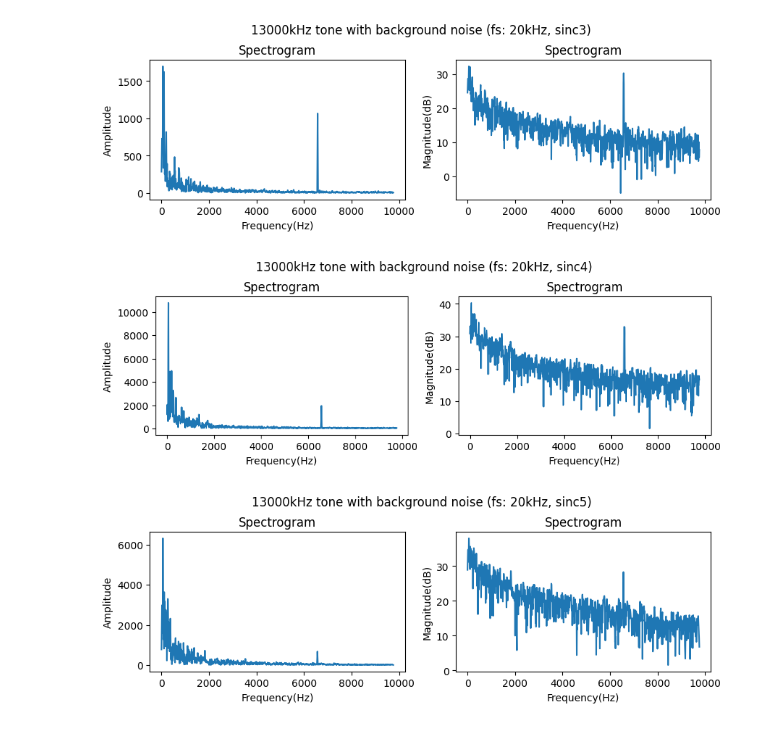
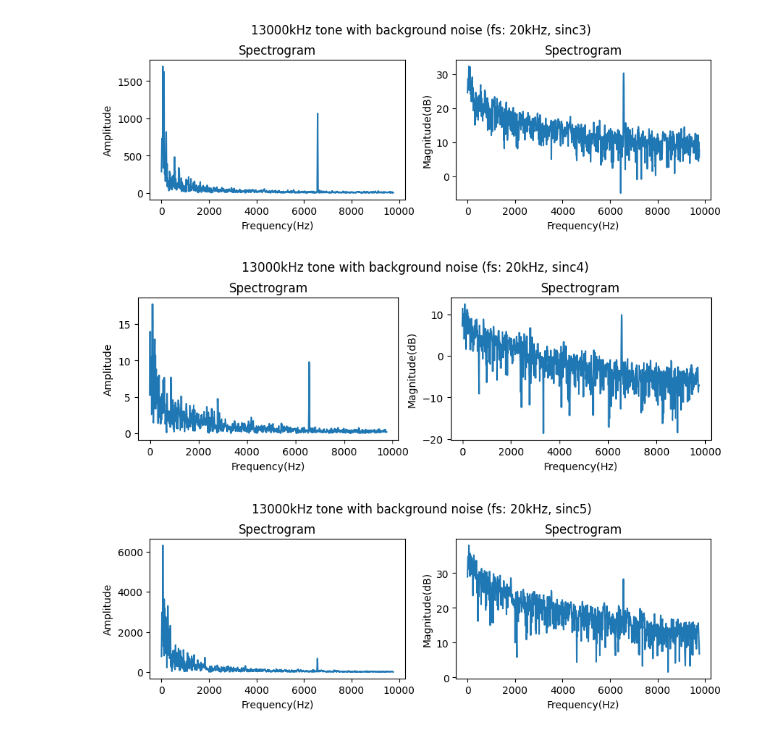
Before and after one commit to araobp/data-science, a Jupyter notebook: STM32/data/MEMSMIC.ipynb, the cells around one changed output. Saved outputs shown, nothing was run; the diff lists cells and outputs as text; code cells hidden in the pictures.

```diff
--- a/STM32/data/MEMSMIC.ipynb
+++ b/STM32/data/MEMSMIC.ipynb
@@ -14,7 +14,7 @@ import pandas as pd
 df_20_440 = pd.read_csv("MEMSMIC_fs20kHz_AC_COUPLING_440Hz_20230918.txt", delimiter='\t', skiprows=1)
 df_20_13000 = pd.read_csv("MEMSMIC_fs20kHz_AC_COUPLING_13000Hz_20230918.txt", delimiter='\t', skiprows=1)
 df_20_13000_sinc5 = pd.read_csv("MEMSMIC_fs20kHz_AC_COUPLING_13000Hz_sinc5_20230919.txt", delimiter='\t', skiprows=1)
-df_20_13000_sinc4 = pd.read_csv("MEMSMIC_fs20kHz_AC_COUPLING_13000Hz_sinc4_20230919.txt", delimiter='\t', skiprows=1)
+df_5 = pd.read_csv("conf5_13000kHz.txt", delimiter='\t', skiprows=1)
 df_20_off = pd.read_csv("MEMSMIC_fs20kHz_AC_COUPLING_OFF_20230918.txt", delimiter='\t', skiprows=1)
 
 df_40_13000 = pd.read_csv("MEMSMIC_fs40kHz_AC_COUPLING_13000Hz_20230918.txt", delimiter='\t', skiprows=1)
@@ -63,9 +63,9 @@ plot_spectrogram(df_20_13000, '13000kHz tone with background noise (fs: 20kHz, s
 [figure]
 # %%
 # Note that aliasing is observed but reduced by sinc4 filter in the following chart
-plot_spectrogram(df_20_13000_sinc4, '13000kHz tone with background noise (fs: 20kHz, sinc4)')
+plot_spectrogram(df_5, '13000kHz tone with background noise (fs: 20kHz, sinc4)')
 # %% [output]
-[figure, old version]
+[figure, new version]
 # %%
 # Note that aliasing is observed but reduced by sinc5 filter in the following chart
 plot_spectrogram(df_20_13000_sinc5, '13000kHz tone with background noise (fs: 20kHz, sinc5)')
```
Also changed, not shown: 10 other files.
